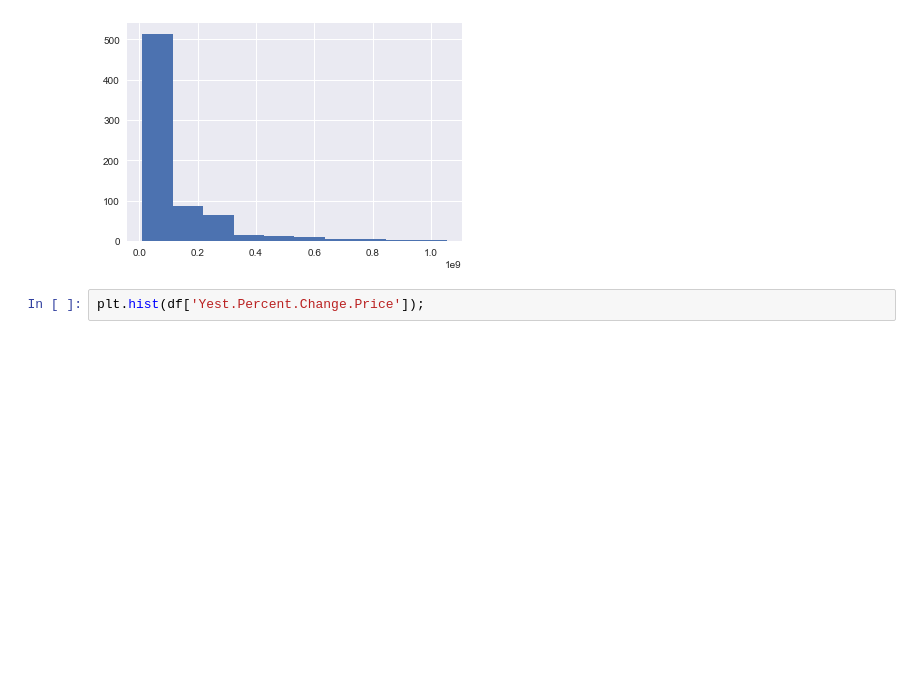
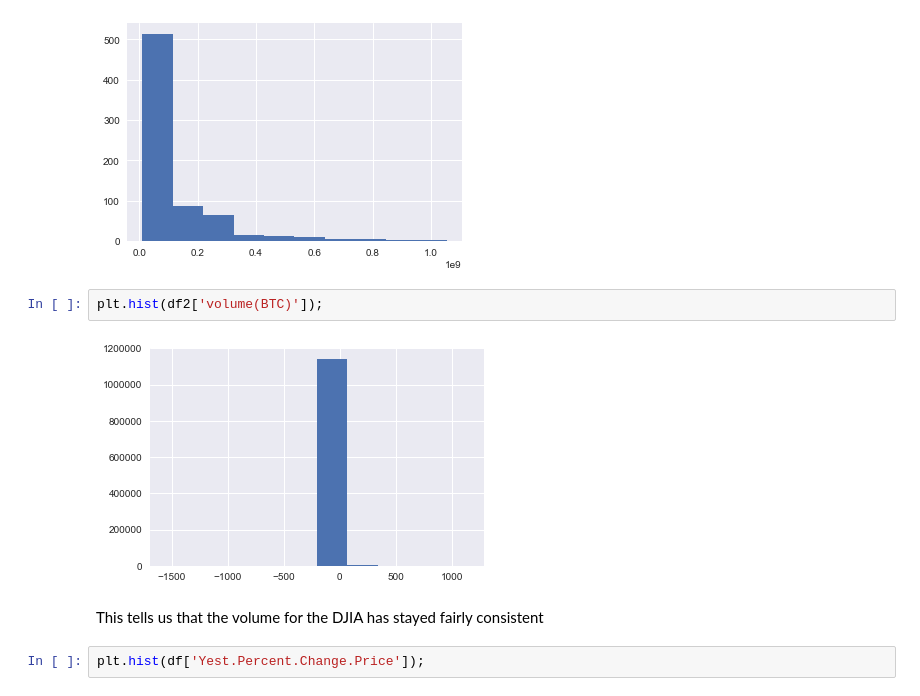
Before and after one commit to JoeGanser/Capstone-Final, a Jupyter notebook: Completed Capstone.ipynb, the cells around one changed output. Cells and saved outputs as stored; diff of their text form; blank space fills up the shorter version.

```diff
--- a/Completed Capstone.ipynb
+++ b/Completed Capstone.ipynb
@@ -525,6 +529,12 @@ df2.plot()
 plt.hist(df['volume']);
 # %% [output]
 [figure]
+# %%
+plt.hist(df2['volume(BTC)']);
+# %% [output]
+[figure, added]
+# %% [markdown]
+This tells us that the volume for the DJIA has stayed fairly consistent
 # %%
 plt.hist(df['Yest.Percent.Change.Price']);
 # %% [output]
```
Also changed, not shown: parts of 11 cells of this notebook.
